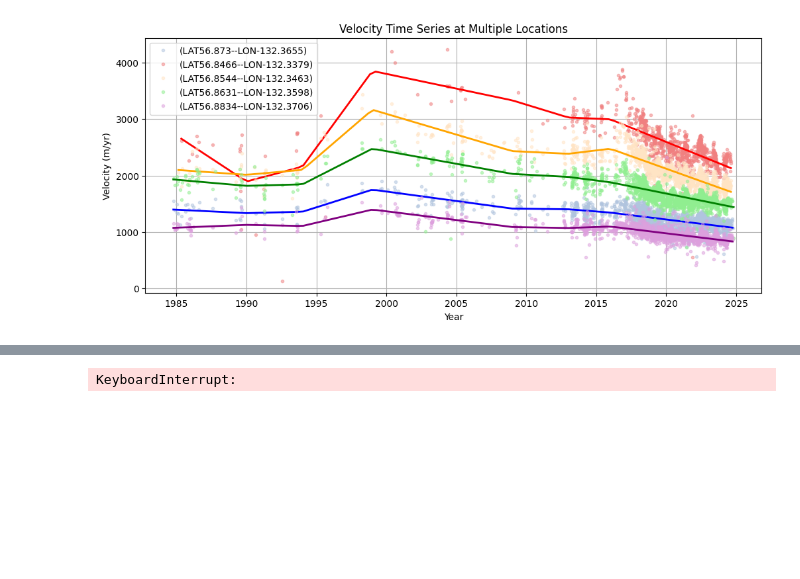
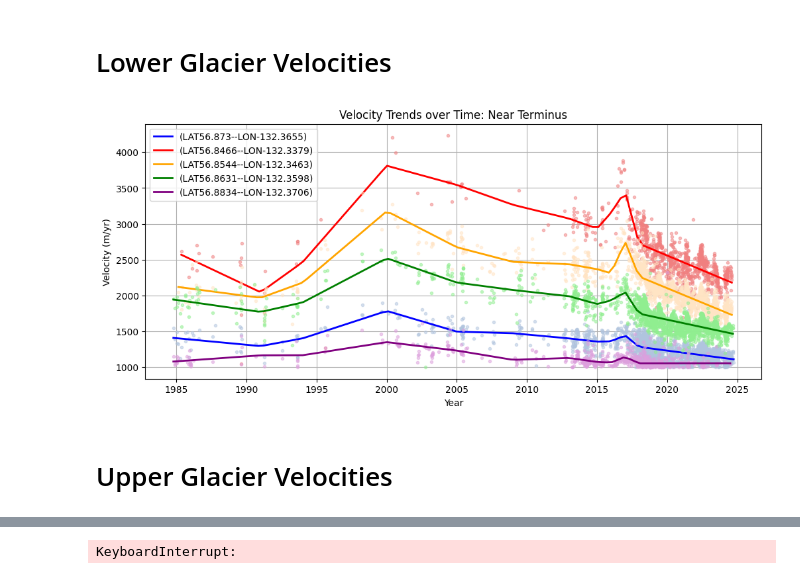
Before and after one commit to ktlix2ski/brinkmodeltest, a Jupyter notebook: Analysis/its_live.ipynb, the cells around one changed output, grey strips where cells are left out. Saved outputs shown, nothing was run; the diff lists cells and outputs as text; code cells hidden in the pictures; blank space fills up the shorter version.

```diff
--- a/Analysis/its_live.ipynb
+++ b/Analysis/its_live.ipynb
@@ -47,6 +47,8 @@ def load_and_clean_velocity_data(csv_path, min_velocity=100):
     years_clean = years[mask]
 
     return years_clean, vel_clean
+# %% [markdown]
+# Lower Glacier Velocities
 # %%
 csv_paths = [
     "/media/kayatroyer/KayaDrive/Thesis/Data/Its_LIVE_lower/slightlymoreupstream/LAT56.873--LON-132.3655.csv",
@@ -75,45 +77,41 @@ for i, csv in enumerate(csv_paths):
     color = colors[i]
     dotcolor = dotcolors[i]
 
     # convert to datetime and decimal year
     df['mid_date'] = pd.to_datetime(df['mid_date'], errors='coerce')
     df['decimal_year'] = df['mid_date'].dt.year + (df['mid_date'].dt.dayofyear - 1) / 365.25
 
     vel = df['v [m/yr]'].values
     years = df['decimal_year'].values
 
     # remove outliers
-    mask = vel >= 100
+    mask = vel >= 1000
     vel_clean = vel[mask]
     years_clean = years[mask]
 
     # fit model
     model = pwlf.PiecewiseLinFit(years_clean, vel_clean)
-    breaks = [years_clean.min(), 1990, 1994, 1999, 2009, 2013, 2016, years_clean.max()]
+    breaks = [years_clean.min(), 1991, 1994, 2000, 2005, 2009, 2013, 2015, 2016, 2017, 2018, years_clean.max()]
+    # breaks = [years_clean.min(), 1987, 1989, 1991, 1993, 1995, 1997, 1999, 2001, 2003, 2005, 2007, 2009, 2011,2013, 2015, 2017, 2019, 2021, 2023, years_clean.max()]
+
     model.fit_with_breaks(breaks)
 
     x_pred = np.linspace(years_clean.min(), years_clean.max(), 100)
     y_pred = model.predict(x_pred)
 
     # plot data and fit
-    plt.plot(years_clean, vel_clean, '.', color=dotcolor, label=label, alpha=0.5)
-    plt.plot(x_pred, y_pred, '-', linewidth=2, color=color)
+    plt.plot(years_clean, vel_clean, '.', color=dotcolor, alpha=0.5)
+    plt.plot(x_pred, y_pred, '-', linewidth=2, color=color, label = label)
 
 
 plt.xlabel('Year')
 plt.ylabel('Velocity (m/yr)')
-plt.title('Velocity Time Series at Multiple Locations')
+plt.title('Velocity Trends over Time: Near Terminus')
 plt.legend()
 plt.grid(True)
 plt.show()
-
-
-# plt.xlabel('Year')
-# plt.ylabel('Velocity (m/yr)')
-# plt.title('Segmented Velocity Trends at Multiple Locations')
-# plt.legend(title='Lat, Lon')
-# plt.grid(True)
-# plt.tight_layout()
-# plt.show()
+fig.savefig("/media/kayatroyer/KayaDrive/Thesis/Figures/Results/ITS_LIVEpythonPlots/Velcoity_Lower.svg", format ="svg", bbox_inches='tight')
 # %% [output]
-[figure, old version]
+[figure, new version]
+# %% [markdown]
+# Upper Glacier Velocities
```
Also changed, not shown: parts of 3 cells of this notebook, 4 other files.
